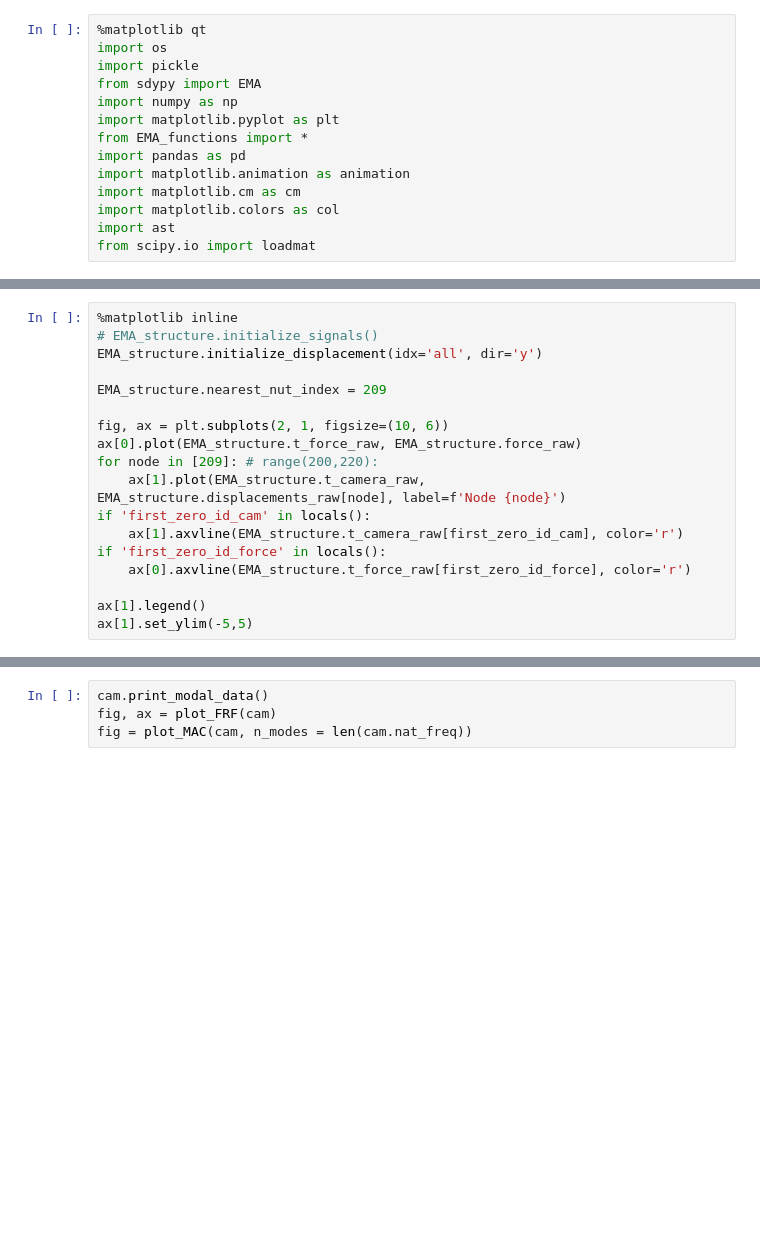
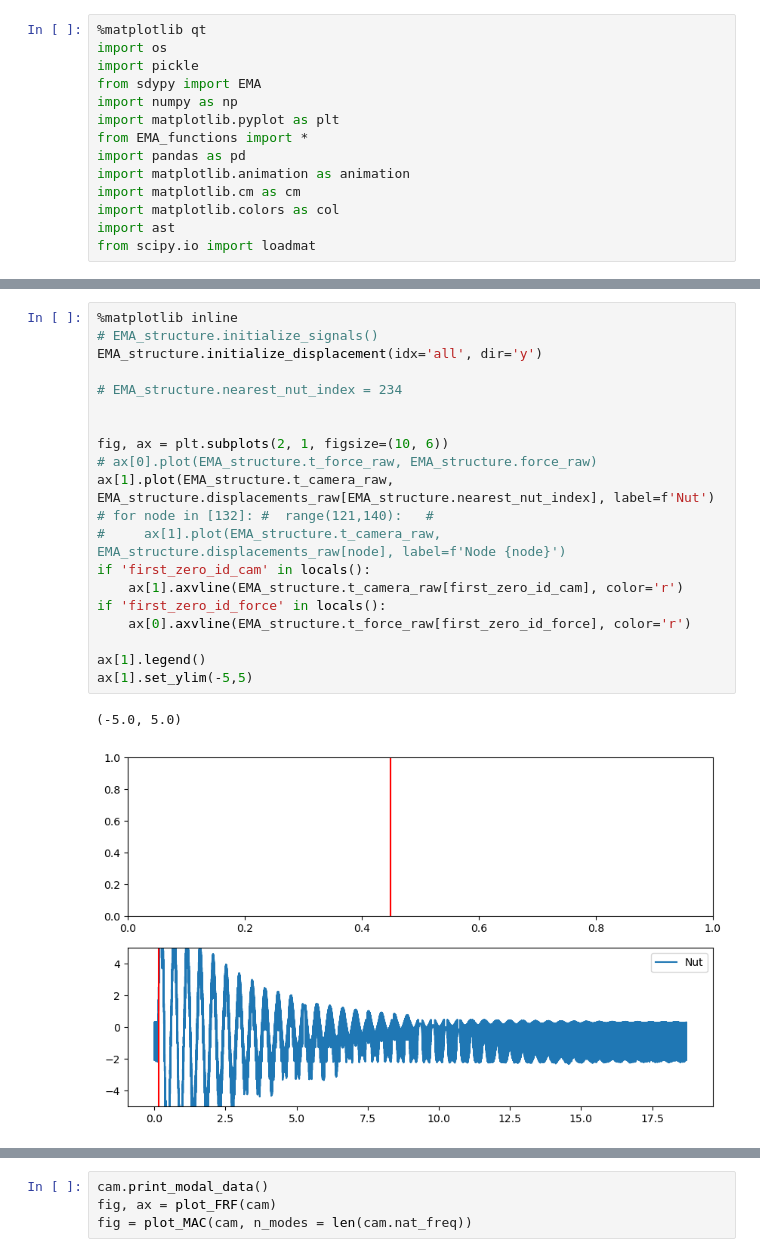
Before and after one commit to ThijsIllimited/pyidi, a Jupyter notebook: scripts/EMA_wing.ipynb, the cells around one changed output, grey strips where cells are left out. Drawn from its saved outputs; the diff is of its cells as text; blank space fills up the shorter version.

```diff
--- a/scripts/EMA_wing.ipynb
+++ b/scripts/EMA_wing.ipynb
@@ -65,19 +72,24 @@ fig, ax = EMA_structure.plot_still_frame(video, sequential_image_n, show_saturat
 # %%
 %matplotlib inline
 # EMA_structure.initialize_signals()
 EMA_structure.initialize_displacement(idx='all', dir='y')
 
-EMA_structure.nearest_nut_index = 209
+# EMA_structure.nearest_nut_index = 234
+
 
 fig, ax = plt.subplots(2, 1, figsize=(10, 6))
-ax[0].plot(EMA_structure.t_force_raw, EMA_structure.force_raw)
-for node in [209]: # range(200,220):
-    ax[1].plot(EMA_structure.t_camera_raw, EMA_structure.displacements_raw[node], label=f'Node {node}')
+# ax[0].plot(EMA_structure.t_force_raw, EMA_structure.force_raw)
+ax[1].plot(EMA_structure.t_camera_raw, EMA_structure.displacements_raw[EMA_structure.nearest_nut_index], label=f'Nut')
+# for node in [132]: #  range(121,140):   #
+#     ax[1].plot(EMA_structure.t_camera_raw, EMA_structure.displacements_raw[node], label=f'Node {node}')
 if 'first_zero_id_cam' in locals():
     ax[1].axvline(EMA_structure.t_camera_raw[first_zero_id_cam], color='r')
 if 'first_zero_id_force' in locals():
     ax[0].axvline(EMA_structure.t_force_raw[first_zero_id_force], color='r')
 
 ax[1].legend()
 ax[1].set_ylim(-5,5)
+# %% [output]
+(-5.0, 5.0)
+[figure, added]
 # %%
```
Also changed, not shown: parts of 9 cells of this notebook, 2 other files.
